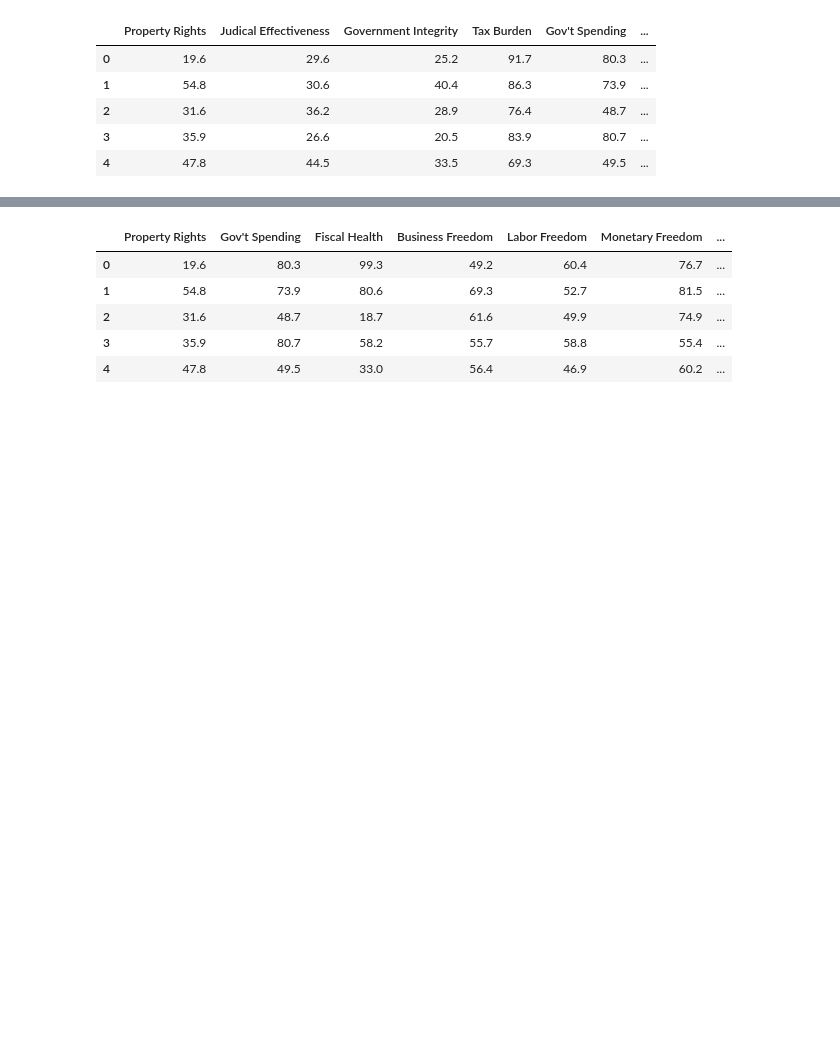
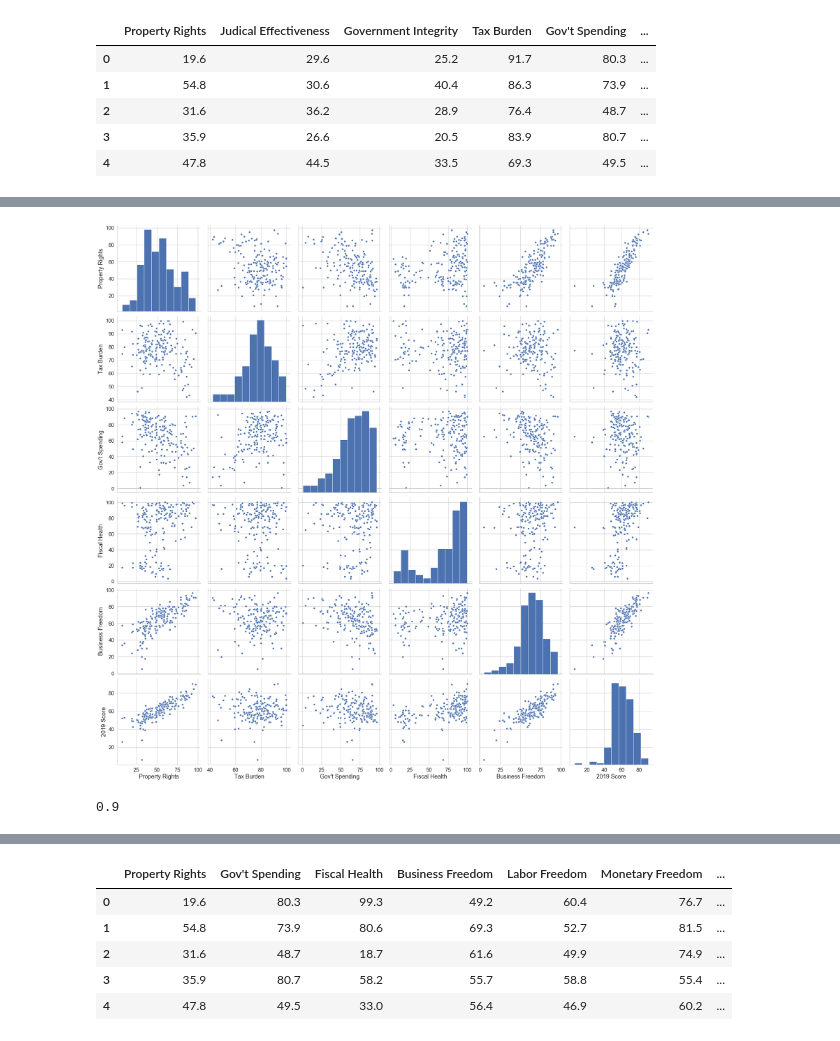
Before and after one commit to marin-stoytchev/data-science-projects, a Jupyter notebook: ief_projects/ms_ief_p1.ipynb, the cells around one changed output, grey strips where cells are left out. Drawn from its saved outputs; the diff is of its cells as text; code cells hidden in the pictures; blank space fills up the shorter version.

```diff
--- a/ief_projects/ms_ief_p1.ipynb
+++ b/ief_projects/ms_ief_p1.ipynb
@@ -461,0 +307,14 @@ strong multicollinearity or other numerical problems.
+# %%
+# First data half + target
+
+sns.pairplot(data_c.iloc[:, [0, 1, 2, 3, 4, 9]], height = 4, aspect = 1)
+plt.tight_layout
+plt.show()
+# %% [output]
+[figure, added]
+# %%
+# 'Gov't Spending' has a point which is very close to 0 - let's quickly check its value
+
+min(data_c["Gov't Spending"])
+# %% [output]
+0.9
```
Also changed, not shown: parts of 101 cells of this notebook, 1 other file.
